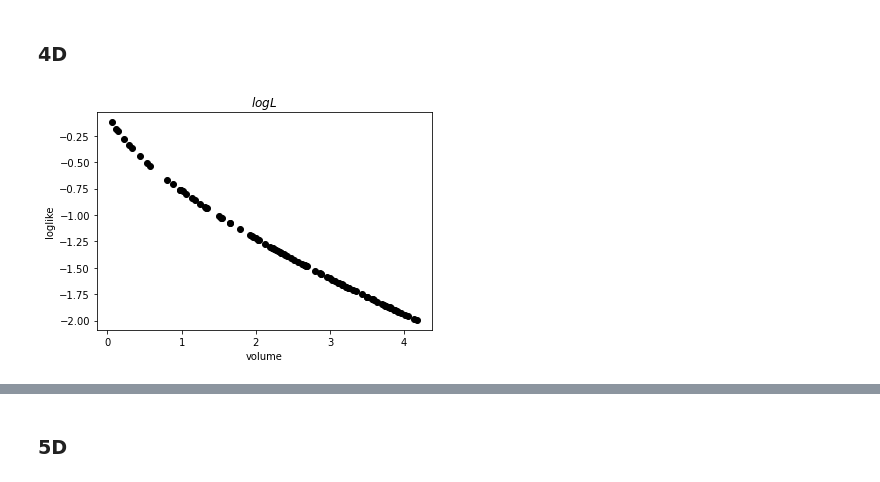
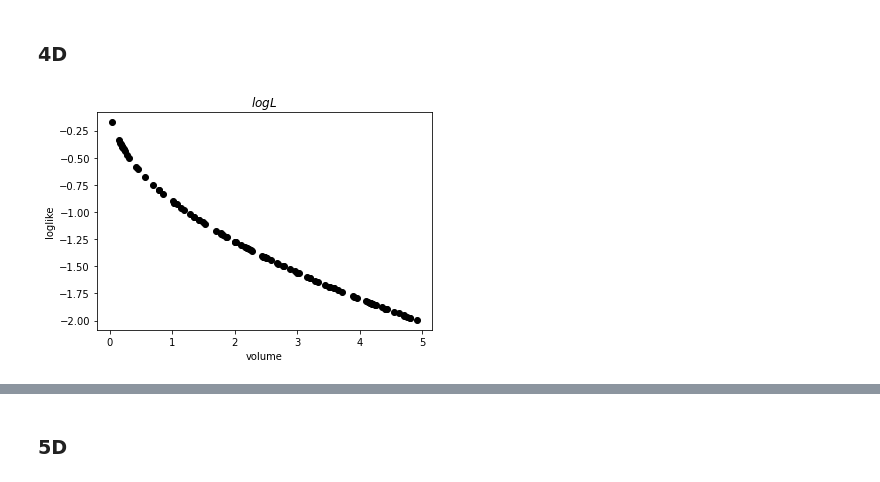
Before and after one commit to igomezv/nestedSampling, a Jupyter notebook: N-sphere.ipynb, the cells around one changed output, grey strips where cells are left out. Saved outputs shown, nothing was run; the diff lists cells and outputs as text; code cells hidden in the pictures.

```diff
--- a/N-sphere.ipynb
+++ b/N-sphere.ipynb
@@ -107,9 +116,16 @@ for i, p in enumerate(points2d):
 volumes2d = np.zeros((npoints, 1))
 
 for i, p in enumerate(points2d):
-    volumes2d[i] = sphereVolume(p)
+    r = np.sqrt(np.sum(p**2))
+    volumes2d[i] = volNsphere(r, 2)
+    #
+#     volumes2d[i] = volNsphere(, 2)
 
-plt.scatter(volumes2d, likes2d, c='g')
+fig = plt.figure()
+ax = fig.add_subplot(111)
+ax.scatter(volumes2d, likes2d, c='g')
+ax.set_aspect('equal', 'box')
+
 plt.xlabel("volume")
 plt.ylabel("loglike")
 plt.title("$log L $")
@@ -126,10 +142,13 @@ likes3d = np.zeros((npoints, 1))
 for i, p in enumerate(points3d):
     likes3d[i] = sphereLoglike(p)
 
+
 volumes3d = np.zeros((npoints, 1))
 
 for i, p in enumerate(points3d):
-    volumes3d[i] = sphereVolume(p)
+#     volumes3d[i] = sphereVolume(p)
+    r = np.sqrt(np.sum(p**2))
+    volumes3d[i] = volNsphere(r, 3)
 
 plt.scatter(volumes3d, likes3d, c='r')
 plt.xlabel("volume")
@@ -160,0 +222,17 @@ Max like: -0.12459377921144608, max alpha: 0.08222181242881536
+# %%
+filename = '/home/isidro/Documents/gitHub/misRepos/nestedSampling/outputs/dynestySamples3DBall'
+mcsamplefile = mcsamples.loadMCSamples(filename, ini=None, jobItem=None, no_cache=False)
+
+mcstats = mcsamplefile.getLikeStats()
+for i in range(4):
+    print(mcstats.list()[i])
+    top = mcstats.names[i].ND_limit_top[1]
+    low = mcstats.names[i].ND_limit_bot[1]
+    best = mcstats.names[i].bestfit_sample
+
+    print("Best: {:.5}".format(best))
+    print("Mean: {:.5}".format(mcsamplefile.getMeans()[i]))
+    print("Top value: {:.5}".format(top))
+    print("Lower value: {:.5}".format(low))
+    print("Std dev: {:.4}".format((mcsamplefile.std(mcstats.list()[i]))))
+    print("-"*20)
@@ -163,23 +279,25 @@ Max like: -0.12459377921144608, max alpha: 0.08222181242881536
 # %%
 npoints = 100
 points4d = samplingNSphere(npoints, 4)
 likes4d = np.zeros((npoints, 1))
 
 for i, p in enumerate(points4d):
     likes4d[i] = sphereLoglike(p)
 
 volumes4d = np.zeros((npoints, 1))
 
 for i, p in enumerate(points4d):
-    volumes4d[i] = sphereVolume(p)
+    r = np.sqrt(np.sum(p**2))
+    volumes4d[i] = volNsphere(r, 4)
+
 
 plt.scatter(volumes4d, likes4d, c='k')
 plt.xlabel("volume")
 plt.ylabel("loglike")
 plt.title("$log L $")
 plt.show()
 # %% [output]
-[figure, old version]
+[figure, new version]
 # %%
 # saving samples
 samples4d = np.concatenate([points4d, likes4d], axis=1)
```
Also changed, not shown: parts of 22 cells of this notebook.
